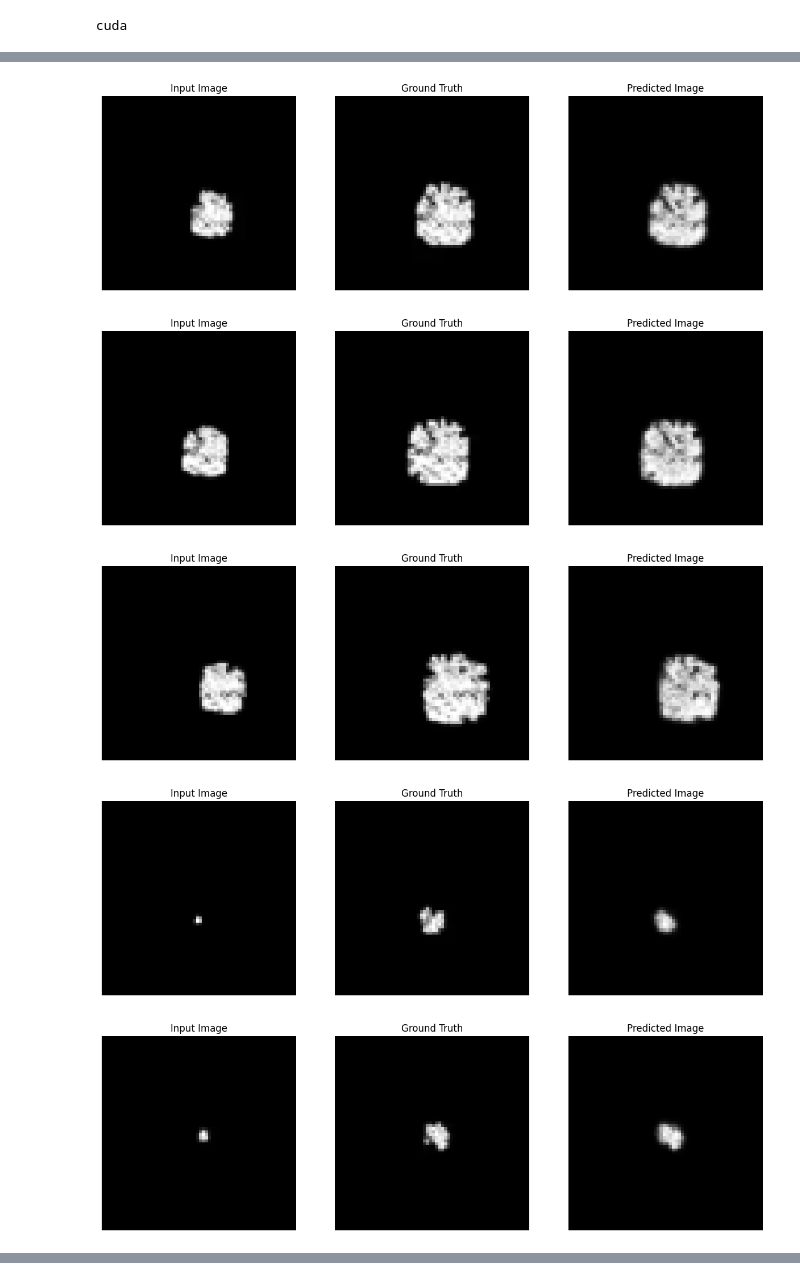
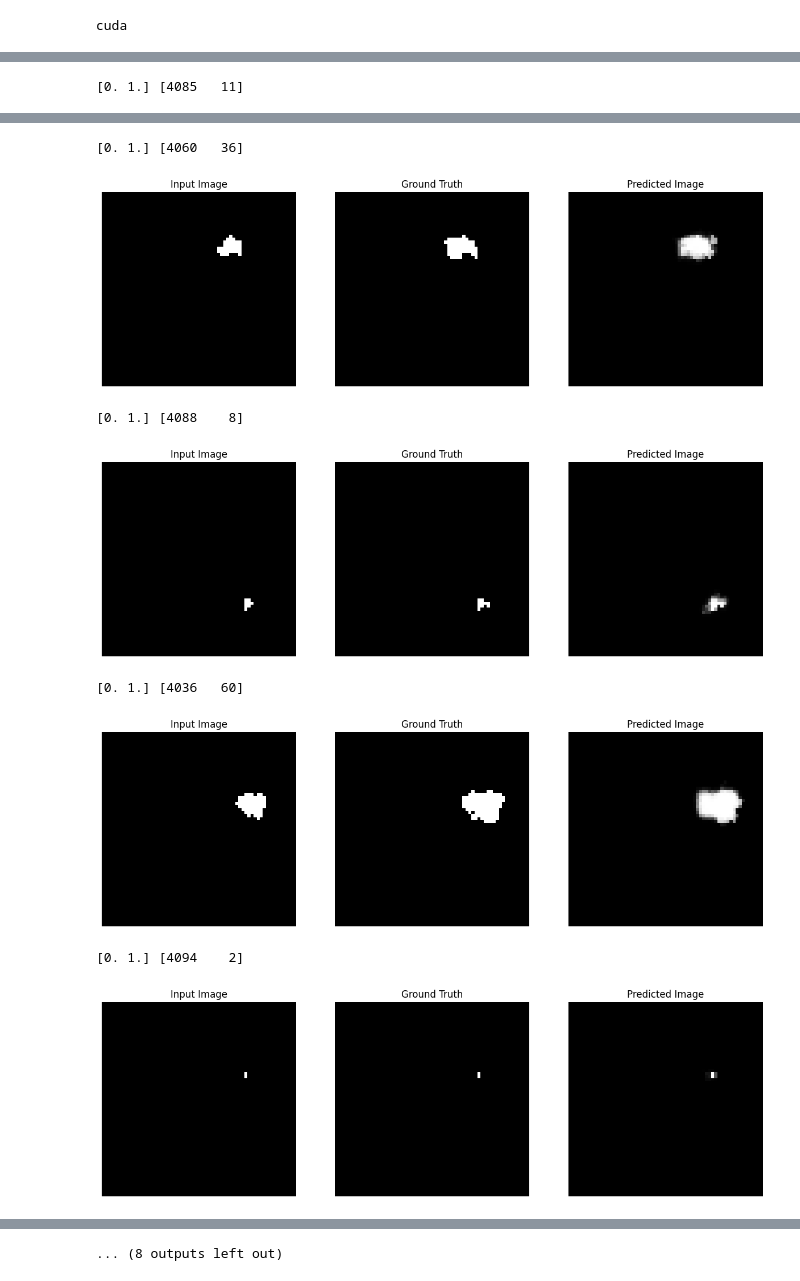
Before and after one commit to AnirbitGhosh/Msc-Project, a Jupyter notebook: src/model/baselines/baseline_cnn.ipynb, the cells around one changed output, grey strips where cells are left out. Drawn from its saved outputs; the diff is of its cells as text; code cells hidden in the pictures.

```diff
--- a/src/model/baselines/baseline_cnn.ipynb
+++ b/src/model/baselines/baseline_cnn.ipynb
@@ -132,10 +174,10 @@ transform = transforms.Compose([
     transforms.Resize(64)
 ])
 
-DATA_DIR = "C:/Users/Anirbit/Desktop/MSc/Ind Project/Msc-Project/data/bin_frames"
+DATA_DIR = "C:/Users/Anirbit/Desktop/MSc/Ind Project/Msc-Project/data/simulated_bin_frames"
 
 # MNIST DATA
-dataset = ConditionalImageDataset(DATA_DIR, transform=transform)
+dataset = CondSeqImageDataset(DATA_DIR, transform=transform)
 
 # Split dataset into training and testing
 train_size = int(0.9 * len(dataset))
@@ -174,8 +216,8 @@ def train(model, dataloader, criterion, optimizer, num_epochs=10):
             inputs = inputs.float().to(device)
 
             # Compute weight mask based on inputs (wildfire grid)
-            weight_mask = 1.0 - inputs
-            weight_mask = torch.clamp(weight_mask, 0, 1)
+            weight_mask = calculate_weight_mask(targets) #1.0 - inputs
+            # weight_mask = torch.clamp(weight_mask, 0, 1)
 
             outputs = model(inputs)
             # print(f"outputs: {outputs.shape}, inputs: {inputs.shape}, weight_mask: {weight_mask.shape}, targets: {targets.shape}")
@@ -287,6 +329,8 @@ def visualize_predictions(model, dataloader, num_images=5):
                     break
 
                 input_image = inputs[i].squeeze().cpu().numpy()
+                unique_values, counts = np.unique(input_image, return_counts=True)
+                print(unique_values, counts)
                 target_image = targets[i].squeeze().cpu().numpy()
                 output_image = outputs[i].squeeze().cpu().numpy()
 
@@ -315,0 +361 @@ visualize_predictions(model, test_loader, num_images=10)
+[0. 1.] [4085   11]
@@ -317,5 +363,8 @@ visualize_predictions(model, test_loader, num_images=10)
+[0. 1.] [4060   36]
-[figure, old version]
+[figure, new version]
+[0. 1.] [4088    8]
-[figure, old version]
+[figure, new version]
+[0. 1.] [4036   60]
-[figure, old version]
+[figure, new version]
+[0. 1.] [4094    2]
-[figure, old version]
+[figure, new version]
-[figure, removed]
@@ -324,0 +371 @@ visualize_predictions(model, test_loader, num_images=10)
+... (8 outputs left out)
```
Also changed, not shown: parts of 5 cells of this notebook, 3 other files.
